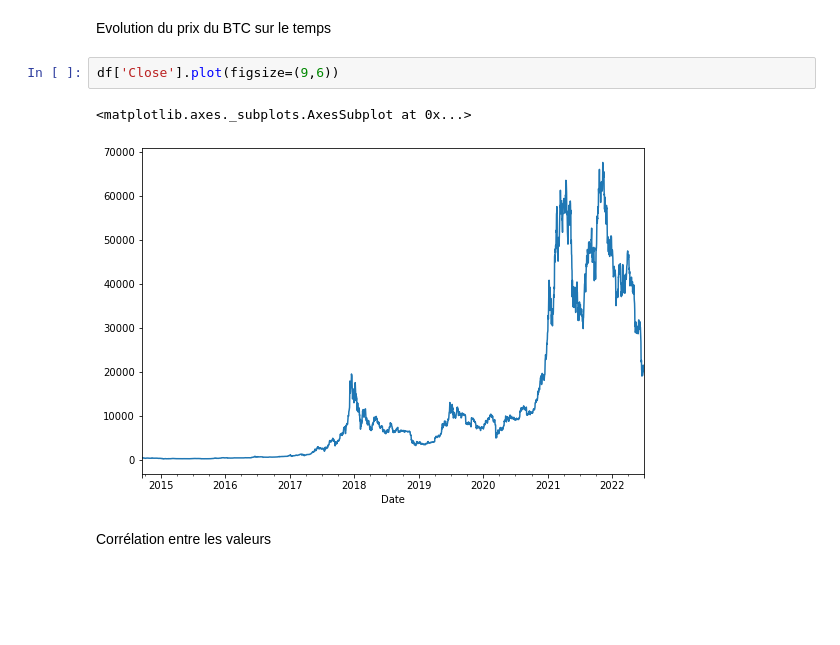
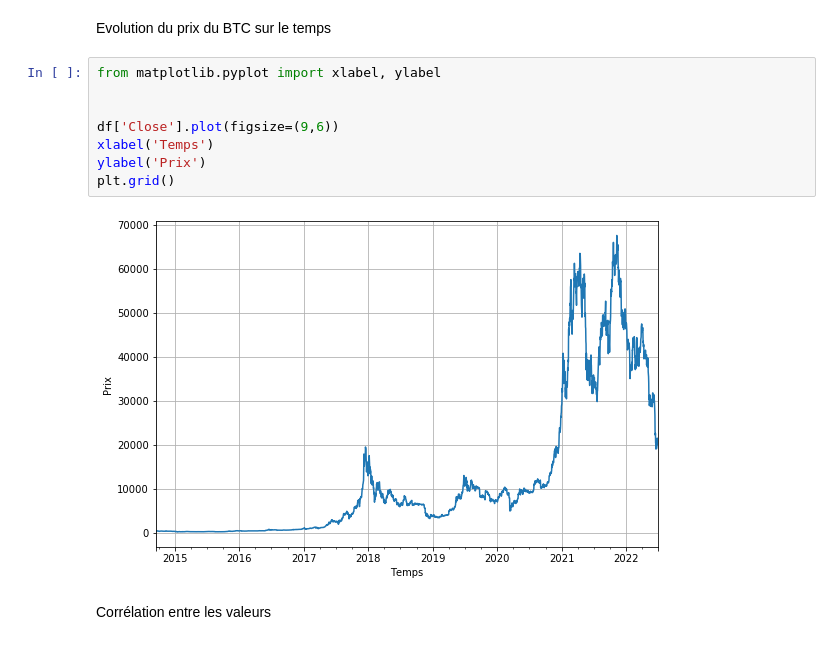
Before and after one commit to RAZMOKEUR/BTC-Priceprediction, a Jupyter notebook: Projet.ipynb, the cells around one changed output. Saved outputs shown, nothing was run; the diff lists cells and outputs as text; blank space fills up the shorter version.

```diff
--- a/Projet.ipynb
+++ b/Projet.ipynb
@@ -25,11 +25,16 @@ df.head()
 | 2014-09-21 | 408.084991 | 412.425995 | 393.181000 | 398.821014 | 398.821014 | 26580100 |
 # %% [markdown]
 Evolution du prix du BTC sur le temps
-# %%
-df['Close'].plot(figsize=(9,6))
-# %% [output]
-<matplotlib.axes._subplots.AxesSubplot at 0x...>
-[figure, removed]
+# %%
+from matplotlib.pyplot import xlabel, ylabel
+
+
+df['Close'].plot(figsize=(9,6))
+xlabel('Temps')
+ylabel('Prix')
+plt.grid()
+# %% [output]
+[figure, added]
 # %% [markdown]
 Corrélation entre les valeurs
 # %%
```
Also changed, not shown: parts of 7 cells of this notebook.
